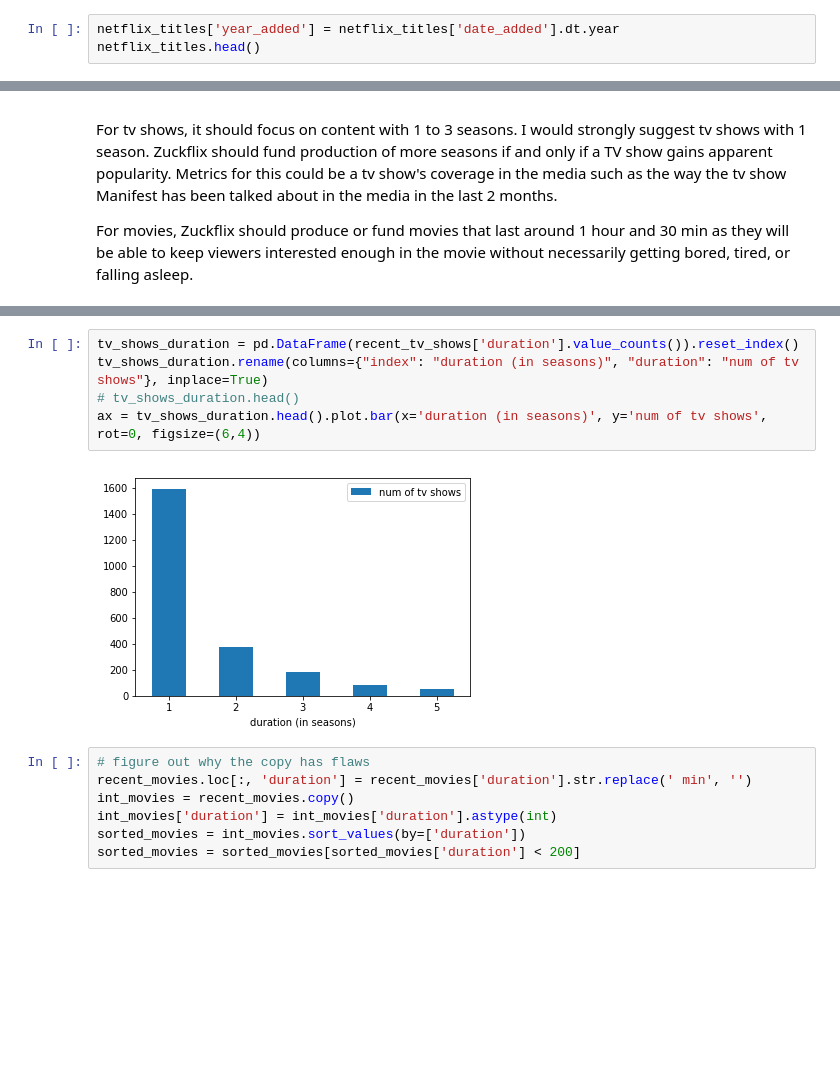
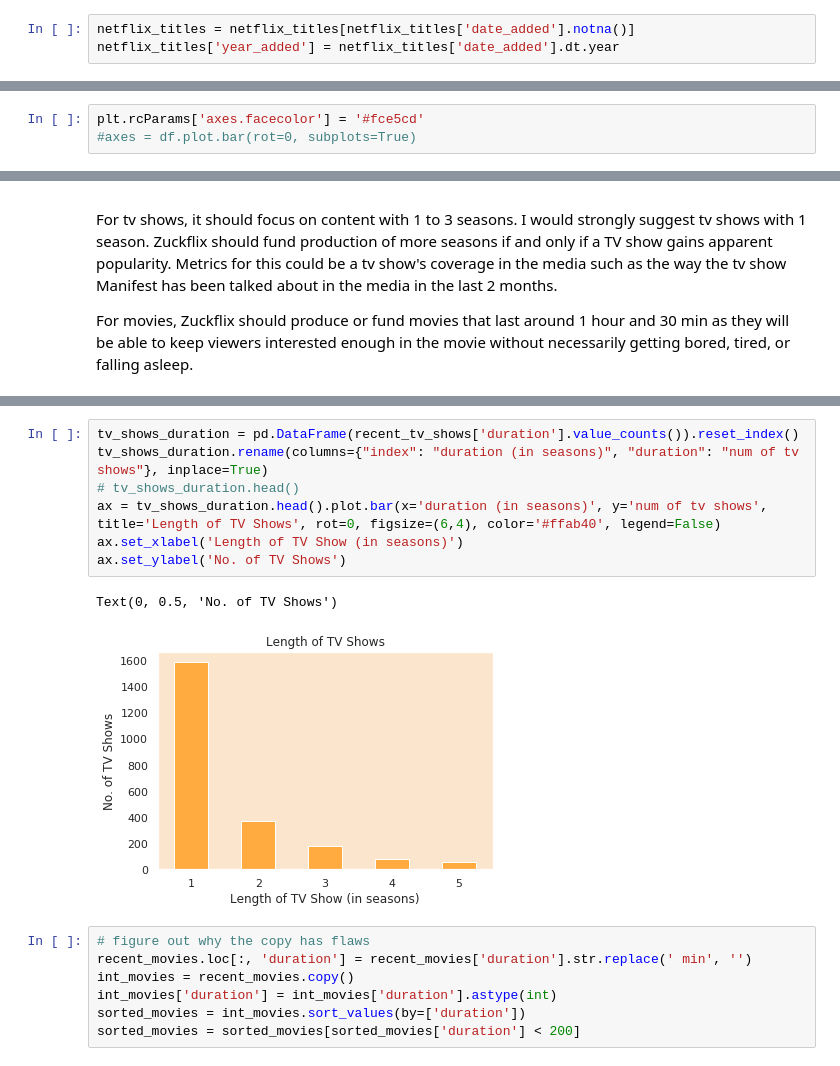
Before and after one commit to cbcobashatse/FB-Data-Challenge-2021, a Jupyter notebook: year_added_version.ipynb, the cells around one changed output, grey strips where cells are left out. Saved outputs shown, nothing was run; the diff lists cells and outputs as text; blank space fills up the shorter version.

```diff
--- a/year_added_version.ipynb
+++ b/year_added_version.ipynb
@@ -14,5 +15,5 @@ netflix_titles.head()
 | 3 | s4 | Movie | 9 | Shane Acker | Elijah Wood, John C. Reilly, Jenn... | United States | 2017-11-16 | 2009 | PG-13 | 80 min | ... |
 | 4 | s5 | Movie | 21 | Robert Luketic | Jim Sturgess, Kevin Spacey, Kate ... | United States | 2020-01-01 | 2008 | PG-13 | 123 min | ... |
 # %%
+netflix_titles = netflix_titles[netflix_titles['date_added'].notna()]
 netflix_titles['year_added'] = netflix_titles['date_added'].dt.year
-netflix_titles.head()
@@ -50,6 +32,9 @@ tv_shows = netflix_titles[netflix_titles['type'] == 'TV Show']
 This dataset contains a total of 7787 shows; 5377 of them are movies while 2410 are TV shows. This seems to suggest that movies are more popular than TV shows on Netflix.
 
 However, an analysis of the trends over time shows that TV shows have become more and more popular.
+# %%
+plt.rcParams['axes.facecolor'] = '#fce5cd'
+#axes = df.plot.bar(rot=0, subplots=True)
 # %%
 recent_movies = movies[movies['year_added'] > 2015]
 movie_trends = recent_movies.groupby('year_added')['type'].count()
@@ -154,10 +143,13 @@ See the caveats in the documentation: https://pandas.pydata.org/pandas-docs/stab
 # %%
 tv_shows_duration = pd.DataFrame(recent_tv_shows['duration'].value_counts()).reset_index()
 tv_shows_duration.rename(columns={"index": "duration (in seasons)", "duration": "num of tv shows"}, inplace=True)
 # tv_shows_duration.head()
-ax = tv_shows_duration.head().plot.bar(x='duration (in seasons)', y='num of tv shows', rot=0, figsize=(6,4))
+ax = tv_shows_duration.head().plot.bar(x='duration (in seasons)', y='num of tv shows', title='Length of TV Shows', rot=0, figsize=(6,4), color='#ffab40', legend=False)
+ax.set_xlabel('Length of TV Show (in seasons)')
+ax.set_ylabel('No. of TV Shows')
 # %% [output]
+Text(0, 0.5, 'No. of TV Shows')
-[figure, old version]
+[figure, new version]
 # %%
 # figure out why the copy has flaws
 recent_movies.loc[:, 'duration'] = recent_movies['duration'].str.replace(' min', '')
```
Also changed, not shown: parts of 19 cells of this notebook, 1 other file.
